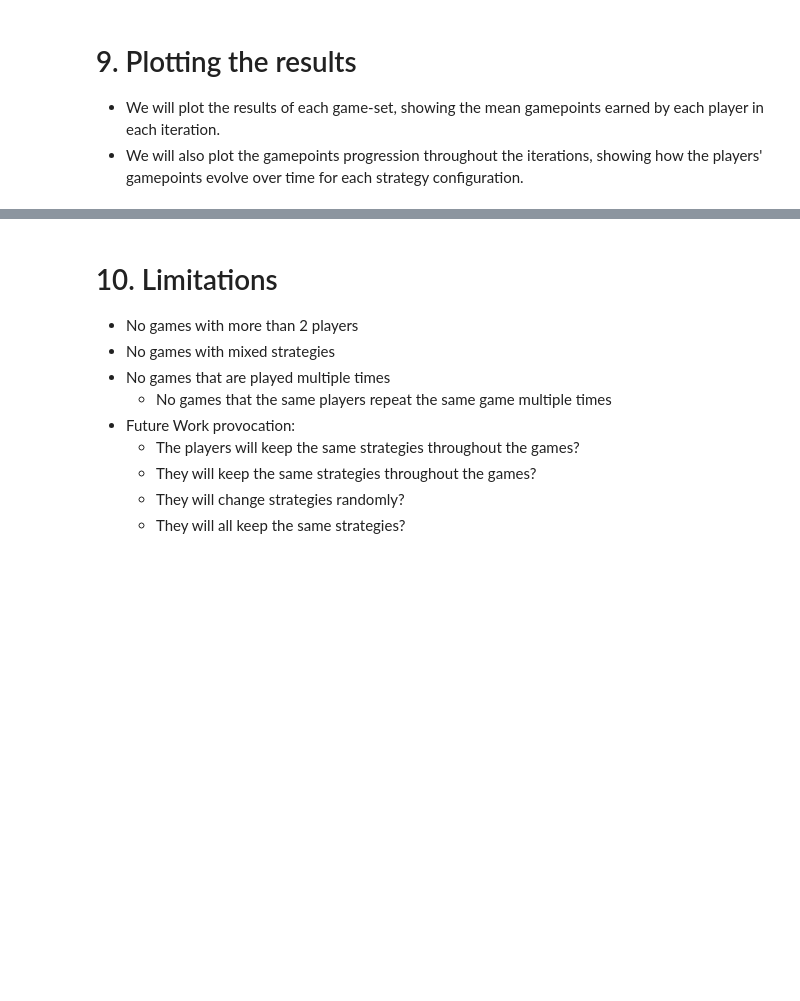
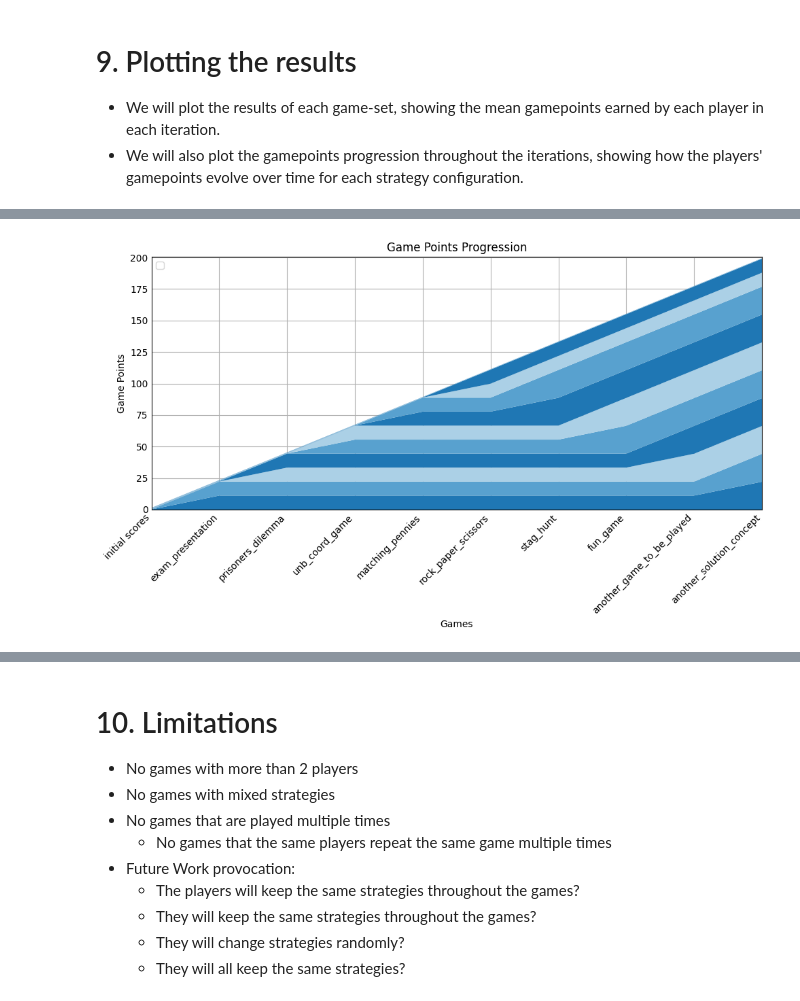
Before and after one commit to UFMG-Organizacao-de-Disciplinas/DCC831-TECC_Teoria_dos_Jogos_em_Computacao-TP, a Jupyter notebook: Files/Benevolent_Gaming.ipynb, the cells around one changed output, grey strips where cells are left out. Saved outputs shown, nothing was run; the diff lists cells and outputs as text; code cells hidden in the pictures; blank space fills up the shorter version.

Commit message:
Temos um gráfico minimamente bonito

```diff
--- a/Files/Benevolent_Gaming.ipynb
+++ b/Files/Benevolent_Gaming.ipynb
@@ -403,5 +403,5 @@ Payoffs: 13 -> 320.0, 12 -> 40.0
 # %%
 """ 8. Running games - Output Test """
 
-results = gen_games(hyperparams['strat_count'], num)
+results
 # %% [output]
@@ -430,0 +496,81 @@ IndexError: list index out of range
+# %%
+""" Running games and plotting results """
+
+
+
+def plot_gamepoints_line_graph_progression(pre_processed_dataframe: pd.DataFrame, games, players) -> None:
+    """
+    Desejo fazer um gráfico em python onde vários jogadores com estratégias
+    diferentes vão ganhando pontos ao longo do tempo.
+    Cada jogador tem uma estratégia diferente, e os jogadores com mesma
+    estratégia devem estar coloridos com a mesma cor.
+    """
+
+    print(pre_processed_dataframe)
+    print(100*"-")
+    print(players)
+
+    # print(len(pre_processed_dataframe))
+    # X should vary from 0 to the quantity of games + 1 (initial row); X labels should be the game names
+    x_game_labels = pre_processed_dataframe['game'].values # get all the game names at the df rows
+
+    # The stacked data should be the game points for each player in the dataframe
+    numeric_df = pre_processed_dataframe.drop(columns='game')
+    y_payoffs = numeric_df.T.values
+
+    plt.style.use('_mpl-gallery')
+    fig, ax = plt.subplots(figsize=(10, 6))
+
+    x_labeless = np.arange(len(x_game_labels))  # X values for the x-axis
+    ax.stackplot(x_labeless, y_payoffs)
+
+    ax.set(
+        xlim=(x_labeless[0], x_labeless[-1]),
+        xticks=x_labeless,
+        xticklabels=x_game_labels,
+        ylim=(0, np.max(y_payoffs.sum(axis=0)) + 1),
+        # yticks=np.arange(0, np.max(y_payoffs.sum(axis=0)) + 2)
+        xlabel='Games',
+        ylabel='Game Points',
+    )
+
+    # Estética
+    plt.xticks(rotation=45, ha='right')  # <-- rotaciona os nomes dos jogos
+    ax.set_title('Game Points Progression')
+    ax.legend(loc='upper left')
+    plt.tight_layout()
+
+    plt.show()
+
+def plot_games_temp(
+    games,
+    players: dict[int, str],
+    results: list[list[dict[int, float]]],
+    hyperparams: dict[str, int | dict[str, int]],
+) -> None:
+    """ Plot the results of the games
+
+    Args:
+        results (list): List of game results, where each result is a
+            dictionary containing game details.
+
+    Returns:
+        None: This function does not return anything; it is intended to
+            display the results visually.
+    """
+    for gen_result in results:
+        pre_processed_dataframe = preprocess_data(
+            games, players, gen_result, hyperparams)
+        plot_gamepoints_line_graph_progression(pre_processed_dataframe, games, players)
+
+
+""" 9. Plotting the results """
+
+temp_results = [[{1: 10.0, 2: 10.0}, {3: 10.0, 4: 10.0},
+                {5: 10.0, 6: 10.0}, {7: 10.0, 8: 10.0},
+                {9: 10.0, 10: 10.0},
+                {8: 10.0, 7: 10.0}, {6: 10.0, 5: 10.0},
+                {4: 10.0, 3: 10.0}, {2: 10.0, 1: 10.0}]]
+
+plot_games_temp(games_payoffs, players, temp_results, hyperparams)
+# %% [output]
@@ -431,3 +590,4 @@ IndexError: list index out of range
+[figure, added]
 # %% [markdown]
 # Reference Games
 
```
Also changed, not shown: parts of 7 cells of this notebook, 2 other files.
